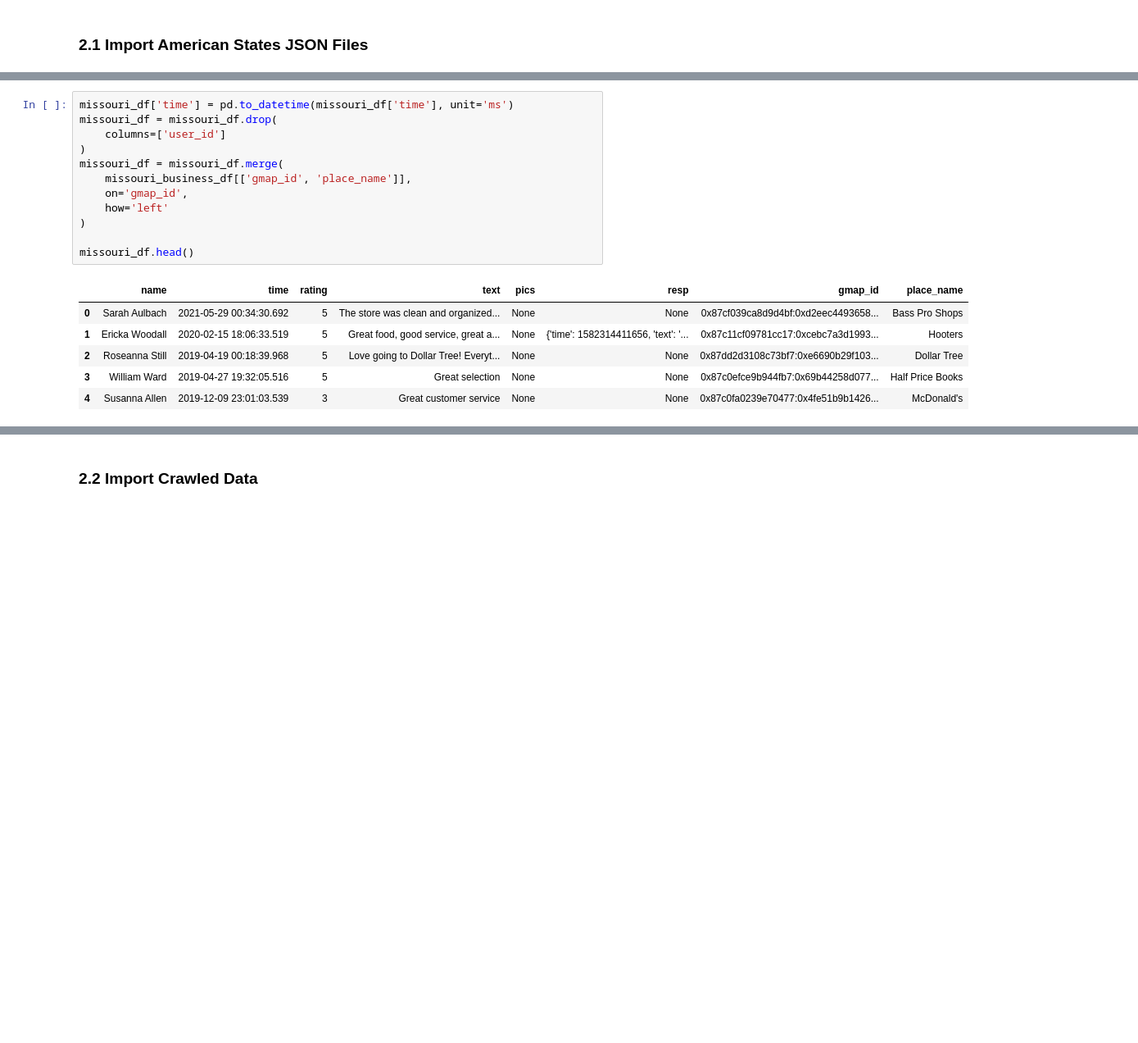
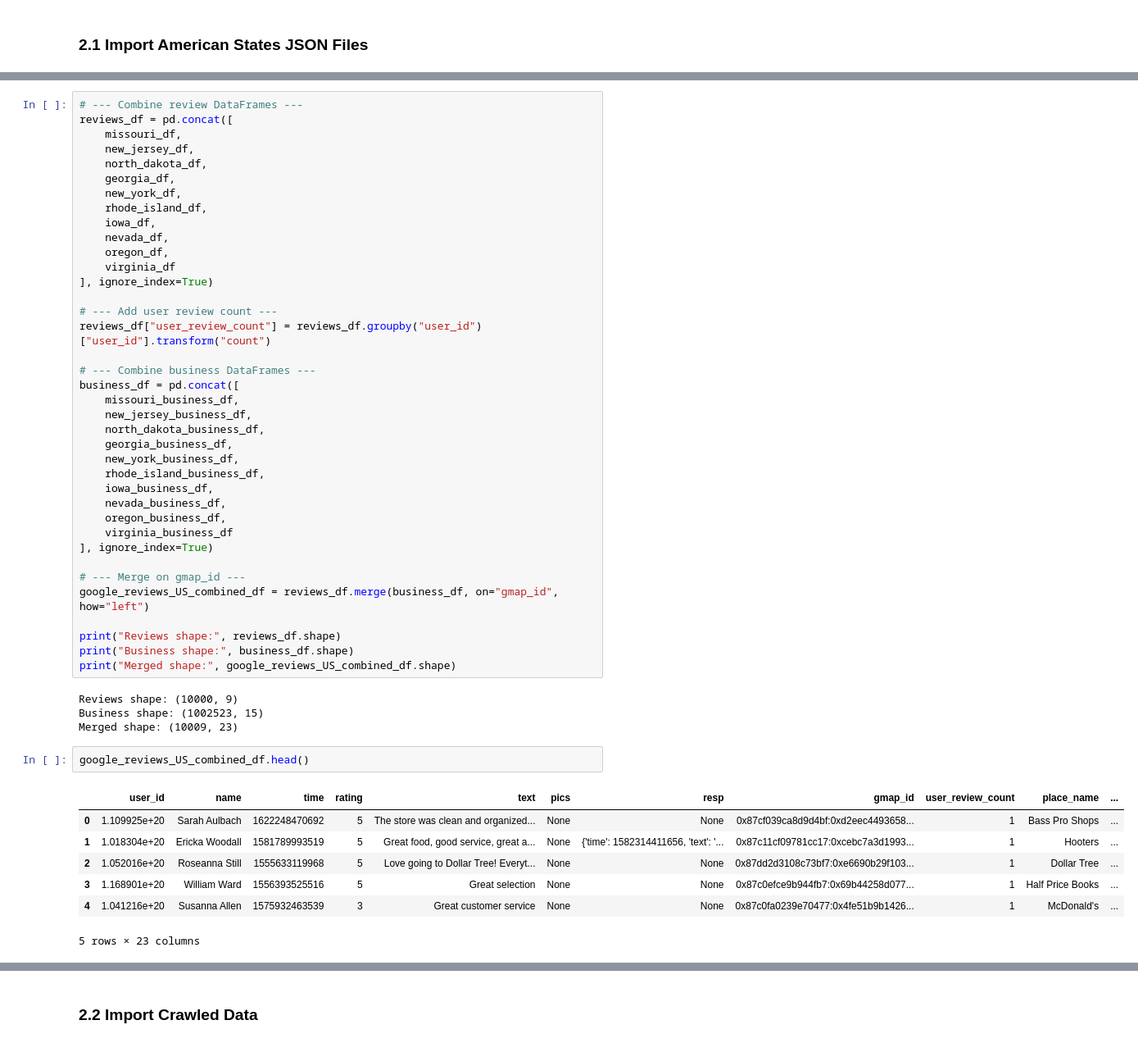
Before and after one commit to yuenning/3pandas, a Jupyter notebook: 02_data_preprocessing.ipynb, the cells around one changed output, grey strips where cells are left out. Shown: that part at 82% size. Cells and saved outputs as stored; diff of their text form; blank space fills up the shorter version.

Commit message:
Combined US google review data, kaggle data and Singapore review data

```diff
--- a/02_data_preprocessing.ipynb
+++ b/02_data_preprocessing.ipynb
@@ -183,19 +207,52 @@ missouri_business_df.head()
-# %%
-missouri_df['time'] = pd.to_datetime(missouri_df['time'], unit='ms')
-missouri_df = missouri_df.drop(
-    columns=['user_id']
-)
-missouri_df = missouri_df.merge(
-    missouri_business_df[['gmap_id', 'place_name']],
-    on='gmap_id',
-    how='left'
-)
-
-missouri_df.head()
-# %% [output]
-|  | name | time | rating | text | pics | resp | gmap_id | place_name |
-| 0 | Sarah Aulbach | 2021-05-29 00:34:30.692 | 5 | The store was clean and organized... | None | None | 0x87cf039ca8d9d4bf:0xd2eec4493658... | Bass Pro Shops |
-| 1 | Ericka Woodall | 2020-02-15 18:06:33.519 | 5 | Great food, good service, great a... | None | {'time': 1582314411656, 'text': '... | 0x87c11cf09781cc17:0xcebc7a3d1993... | Hooters |
-| 2 | Roseanna Still | 2019-04-19 00:18:39.968 | 5 | Love going to Dollar Tree! Everyt... | None | None | 0x87dd2d3108c73bf7:0xe6690b29f103... | Dollar Tree |
-| 3 | William Ward | 2019-04-27 19:32:05.516 | 5 | Great selection | None | None | 0x87c0efce9b944fb7:0x69b44258d077... | Half Price Books |
-| 4 | Susanna Allen | 2019-12-09 23:01:03.539 | 3 | Great customer service | None | None | 0x87c0fa0239e70477:0x4fe51b9b1426... | McDonald's |
+# %%
+# --- Combine review DataFrames ---
+reviews_df = pd.concat([
+    missouri_df,
+    new_jersey_df,
+    north_dakota_df,
+    georgia_df,
+    new_york_df,
+    rhode_island_df,
+    iowa_df,
+    nevada_df,
+    oregon_df,
+    virginia_df
+], ignore_index=True)
+
+# --- Add user review count ---
+reviews_df["user_review_count"] = reviews_df.groupby("user_id")["user_id"].transform("count")
+
+# --- Combine business DataFrames ---
+business_df = pd.concat([
+    missouri_business_df,
+    new_jersey_business_df,
+    north_dakota_business_df,
+    georgia_business_df,
+    new_york_business_df,
+    rhode_island_business_df,
+    iowa_business_df,
+    nevada_business_df,
+    oregon_business_df,
+    virginia_business_df
+], ignore_index=True)
+
+# --- Merge on gmap_id ---
+google_reviews_US_combined_df = reviews_df.merge(business_df, on="gmap_id", how="left")
+
+print("Reviews shape:", reviews_df.shape)
+print("Business shape:", business_df.shape)
+print("Merged shape:", google_reviews_US_combined_df.shape)
+# %% [output]
+Reviews shape: (10000, 9)
+Business shape: (1002523, 15)
+Merged shape: (10009, 23)
+# %%
+google_reviews_US_combined_df.head()
+# %% [output]
+|  | user_id | name | time | rating | text | pics | resp | gmap_id | user_review_count | place_name | ... |
+| 0 | 1.109925e+20 | Sarah Aulbach | 1622248470692 | 5 | The store was clean and organized... | None | None | 0x87cf039ca8d9d4bf:0xd2eec4493658... | 1 | Bass Pro Shops | ... |
+| 1 | 1.018304e+20 | Ericka Woodall | 1581789993519 | 5 | Great food, good service, great a... | None | {'time': 1582314411656, 'text': '... | 0x87c11cf09781cc17:0xcebc7a3d1993... | 1 | Hooters | ... |
+| 2 | 1.052016e+20 | Roseanna Still | 1555633119968 | 5 | Love going to Dollar Tree! Everyt... | None | None | 0x87dd2d3108c73bf7:0xe6690b29f103... | 1 | Dollar Tree | ... |
+| 3 | 1.168901e+20 | William Ward | 1556393525516 | 5 | Great selection | None | None | 0x87c0efce9b944fb7:0x69b44258d077... | 1 | Half Price Books | ... |
+| 4 | 1.041216e+20 | Susanna Allen | 1575932463539 | 3 | Great customer service | None | None | 0x87c0fa0239e70477:0x4fe51b9b1426... | 1 | McDonald's | ... |
+5 rows × 23 columns
```
Also changed, not shown: parts of 18 cells of this notebook.
